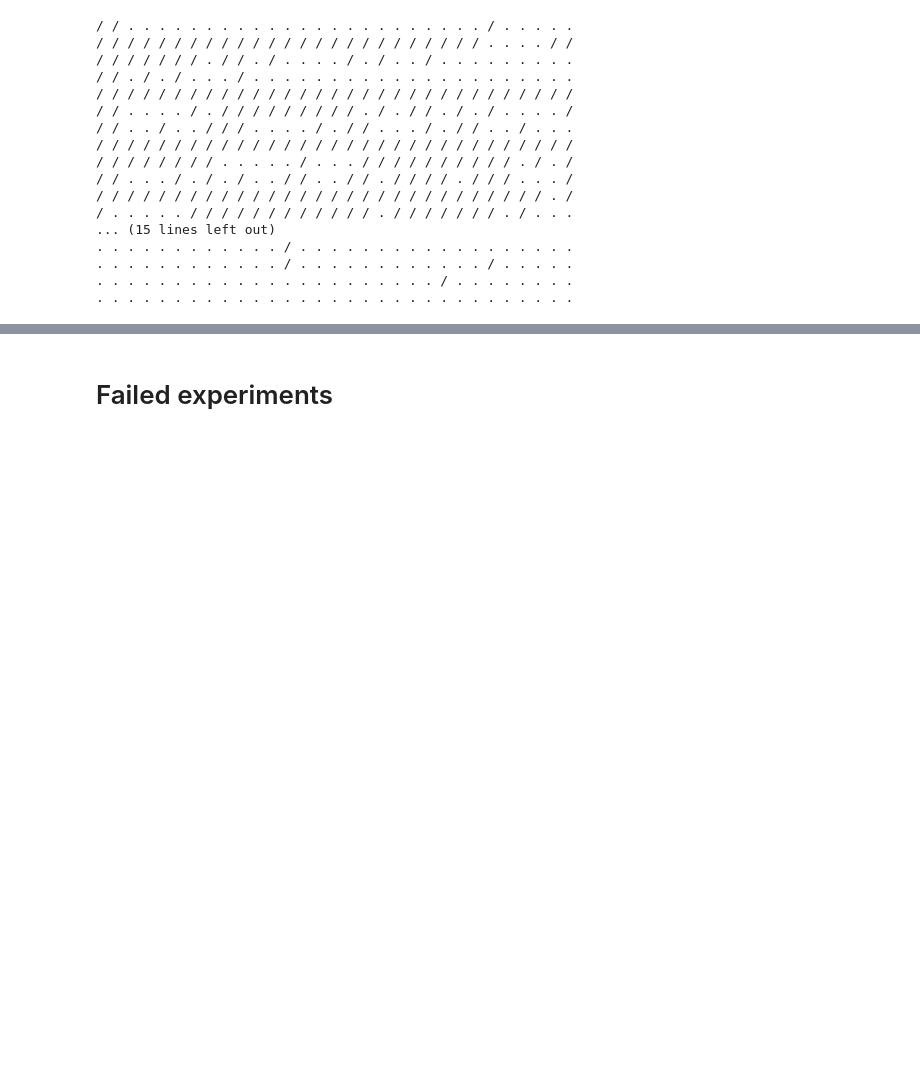
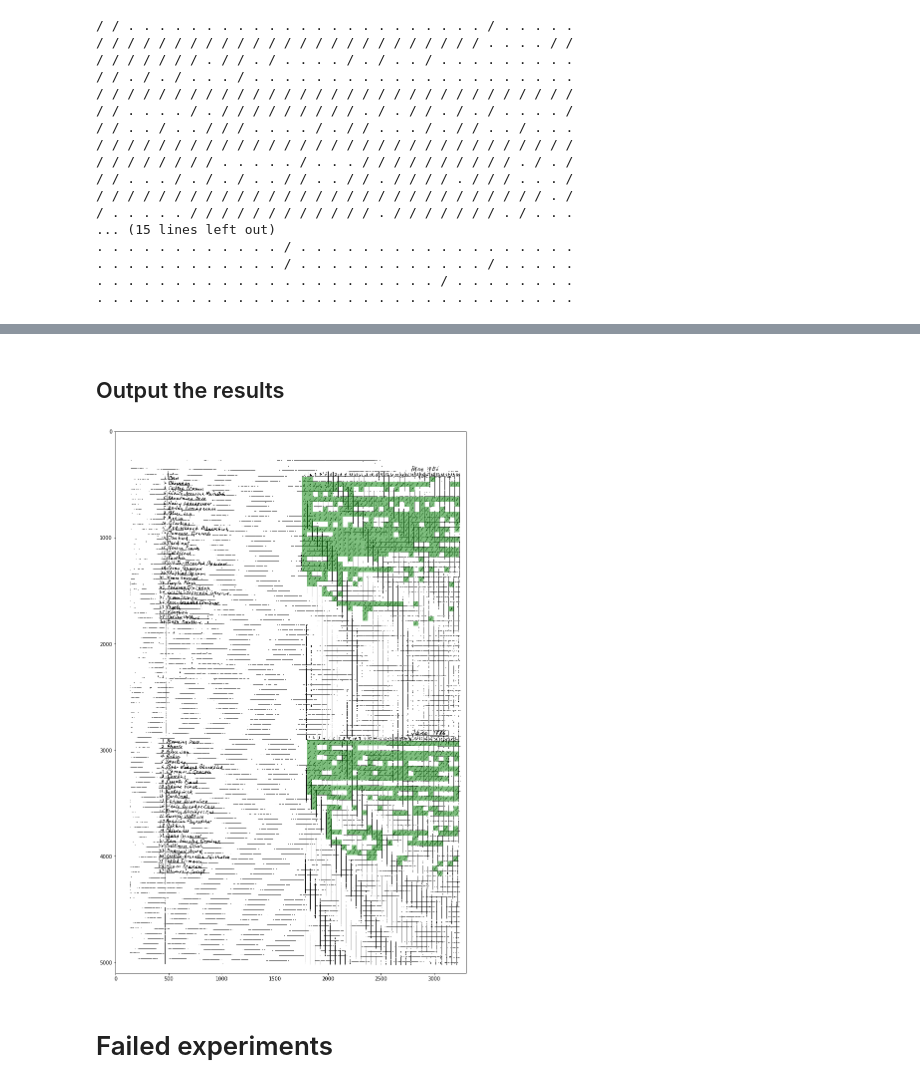
Before and after one commit to rafelafrance/boyd-bird-journal, a Jupyter notebook: experiments_for_boyd_journal_extraction.ipynb, the cells around one changed output, grey strips where cells are left out. Cells and saved outputs as stored; diff of their text form; code cells hidden in the pictures; blank space fills up the shorter version.

```diff
--- a/experiments_for_boyd_journal_extraction.ipynb
+++ b/experiments_for_boyd_journal_extraction.ipynb
@@ -600,3 +634,45 @@ show_slashes(0)
+# %% [markdown]
+## Output the results
+# %%
+file_name = os.path.basename(in_file)
+img_path = os.path.join('output', file_name)
+
+base_name, _ = os.path.splitext(file_name)
+csv_path = os.path.join('output', base_name + '.csv')
+
+
+with open(csv_path, 'w', newline='') as csv_file:
+    writer = csv.writer(csv_file)
+    header = ['file_name', 'chart_in_file', 'bird_species']
+    header += [i for i in range(1, 32)]
+    writer.writerow(header)
+
+    fig, ax = plt.subplots(figsize=(20, 20))
+    ax.imshow(full_image.image, cmap=plt.cm.gray)
+
+    for m, month in enumerate(months):
+        headers = [h.is_col_label() for h in month.cells[0]]
+        for cell_row in month.cells[1:]:
+            row = [base_name, m + 1, '']
+            csv_cells = ['' for i in range(31)]
+            h = -1
+            for col, cell in enumerate(cell_row):
+                if headers[col]:
+                    h += 1
+                    if cell.has_line(forward_slashes):
+                        width = cell.ne.x - cell.nw.x
+                        height = cell.sw.y - cell.nw.y
+                        x = cell.offset.x
+                        y = cell.offset.y
+                        ax.add_patch(patches.Rectangle(
+                            (x, y), width, height, alpha=0.5, facecolor='green'))
+                        csv_cells[h] = 1
+            row += csv_cells
+            writer.writerow(row)
+
+plt.savefig(img_path, dpi=300)
+# %% [output]
+[figure, added]
 # %% [markdown]
 # Failed experiments
 # %% [markdown]
```
Also changed, not shown: parts of 9 cells of this notebook, 1 other file.
